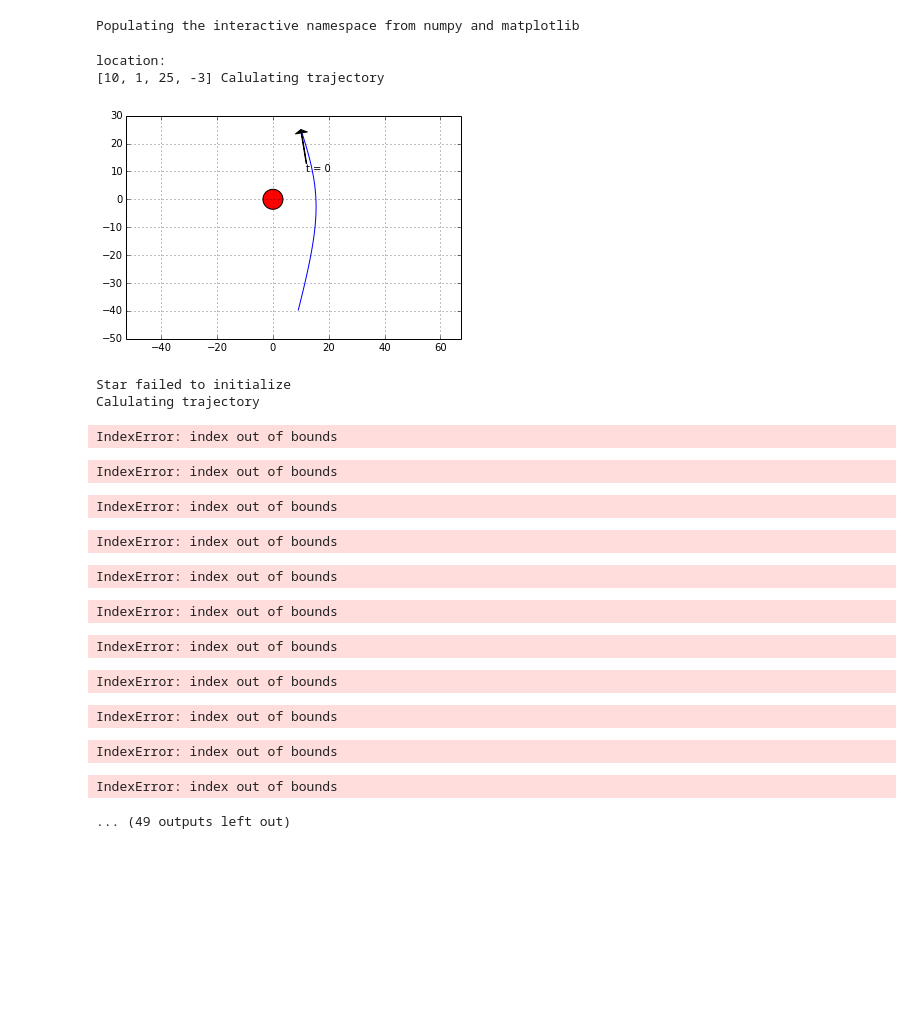
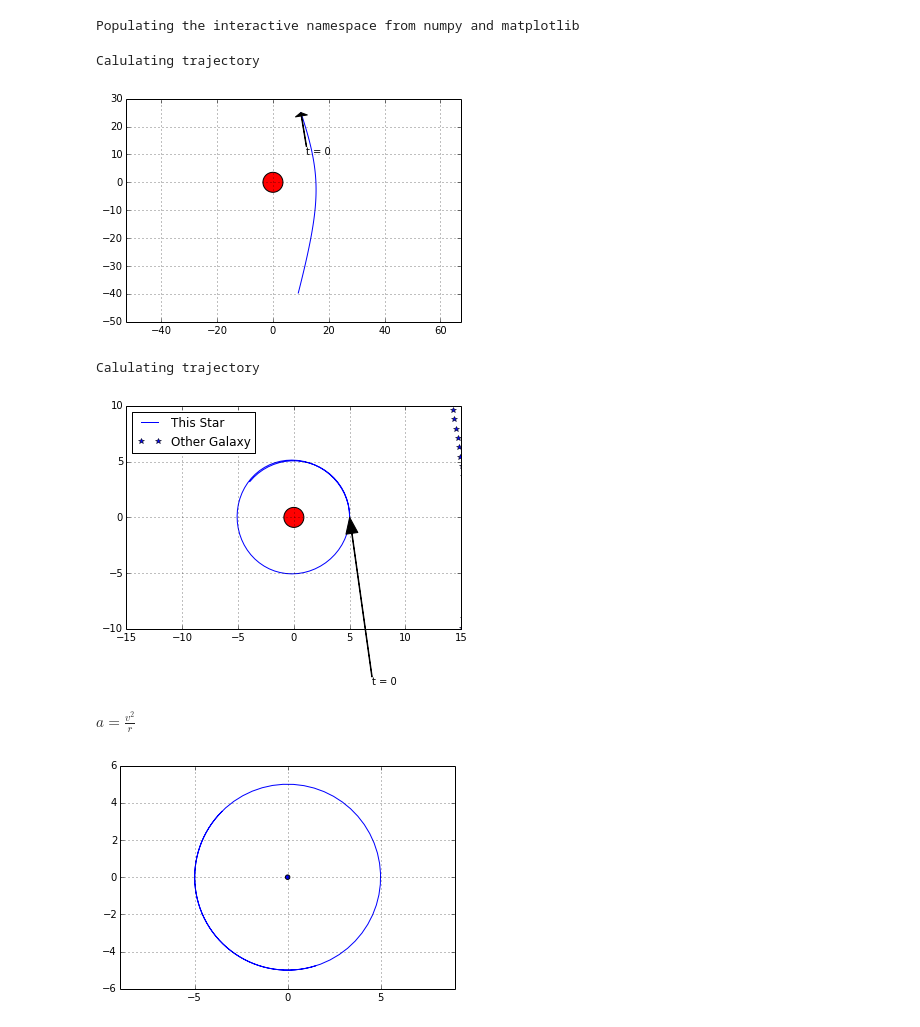
Before and after one commit to cucucachu/PHYS202-S14, a Jupyter notebook: GalaxyMerger/GalaxyMerger.ipynb, the cells around one changed output. Cells and saved outputs as stored; diff of their text form; code cells hidden in the pictures; blank space fills up the shorter version.

```diff
--- a/GalaxyMerger/GalaxyMerger.ipynb
+++ b/GalaxyMerger/GalaxyMerger.ipynb
@@ -145,33 +177,22 @@ class Star(Body):
 # %%
-gamma = 25;
-M = 1;
-S = 1;
+gamma = 25.;
+M = 1.;
+S = 1.;
+timeLimit = 20.;
+resolution = 4
+time = np.linspace(0, timeLimit, resolution * (timeLimit + 1))
 # %%
-body = Body([10, 25], [1, -3], gamma, M, S);
-print str(body),
-body.Trajectory(20);
+body = Body([10, 25], [1, -3], gamma, M, S, time);
 #print str(body);
 body.Plot();
 # %% [output]
-location:
-[10, 1, 25, -3] Calulating trajectory
+Calulating trajectory
 [figure]
 # %%
-star = Star(5, 0, -25, body.loc[0], gamma, M, S)
-star.Trajectory(20);
+star = Star(5, 0, body.loc[0], gamma, M, S, time);
 star.Plot();
 # %% [output]
-Star failed to initialize
 Calulating trajectory
-IndexError: index out of bounds
-IndexError: index out of bounds
-IndexError: index out of bounds
-IndexError: index out of bounds
-IndexError: index out of bounds
-IndexError: index out of bounds
-IndexError: index out of bounds
-IndexError: index out of bounds
-IndexError: index out of bounds
-IndexError: index out of bounds
-IndexError: index out of bounds
-... (49 outputs left out)
+[figure, added]
+# %% [markdown]
+$a = \frac{v^{2}}{r}$
@@ -177,0 +230,5 @@ IndexError: index out of bounds
+# %%
+posx, velx, posy, vely = circleInit(5., 3.*np.pi/4., gamma, M);
+plotCircle(posx, velx, posy, vely, gamma, M);
+# %% [output]
+[figure, added]
```
Also changed, not shown: parts of 10 cells of this notebook.
